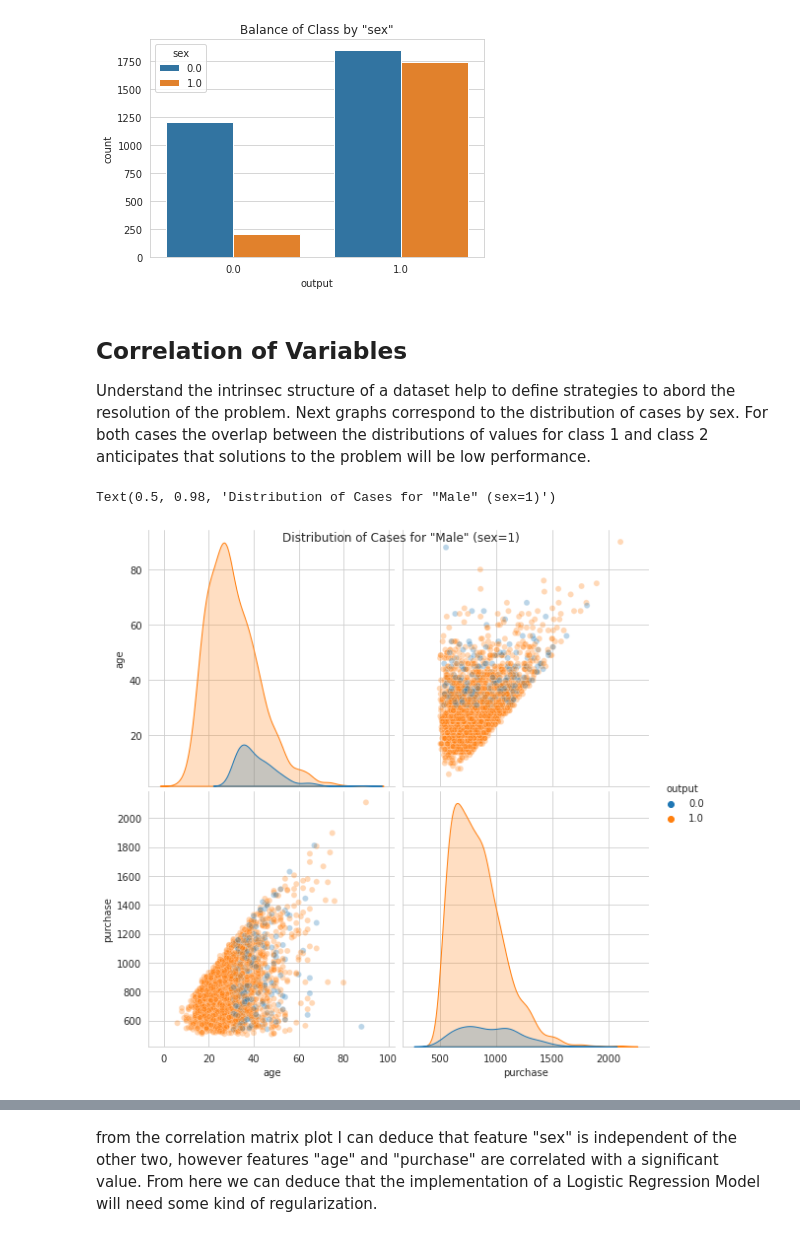
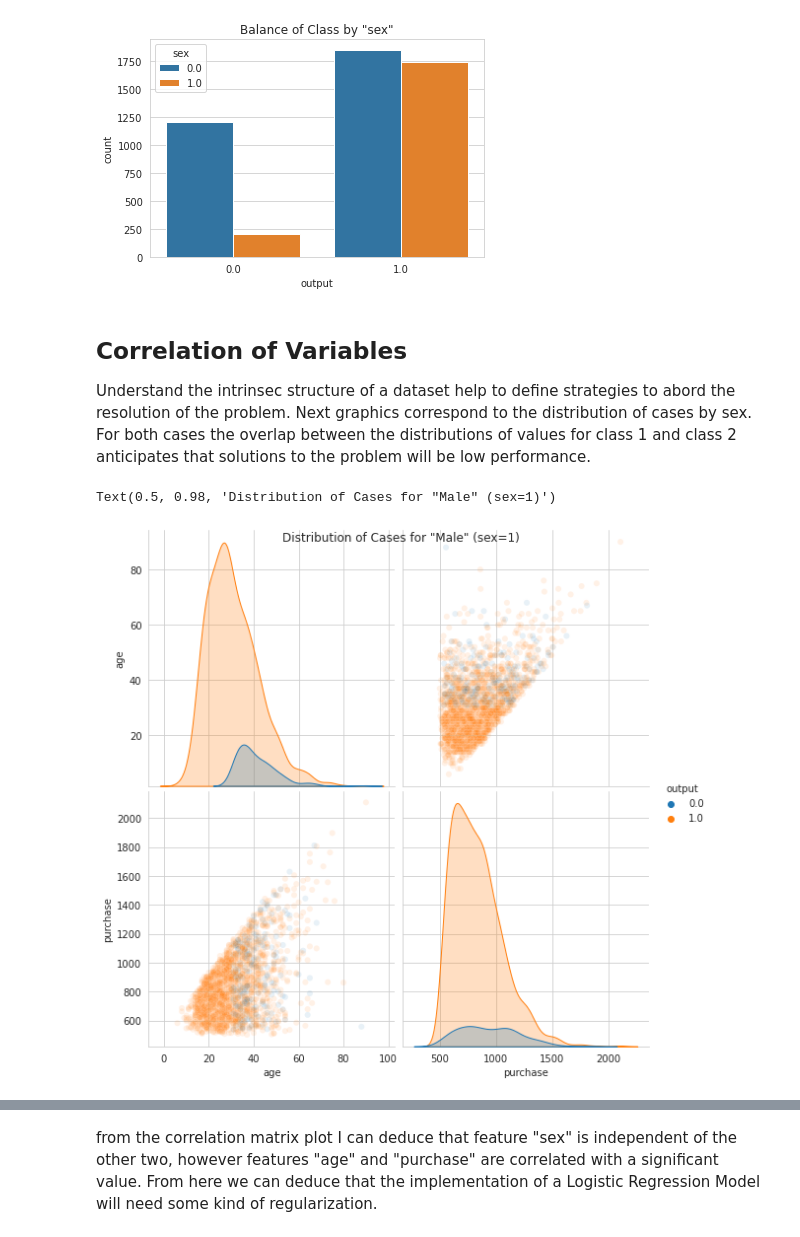
Before and after one commit to ebernatene/faire-ai, a Jupyter notebook: notebooks/FAIRE-AI.ipynb, the cells around one changed output, grey strips where cells are left out. Saved outputs shown, nothing was run; the diff lists cells and outputs as text; code cells hidden in the pictures.

```diff
--- a/notebooks/FAIRE-AI.ipynb
+++ b/notebooks/FAIRE-AI.ipynb
@@ -173,17 +182,17 @@ Text(0.5, 1.0, 'Balance of Class by "sex"')
 # %% [markdown]
 ## Correlation of Variables
 
-Understand the intrinsec structure of a dataset help to define strategies to abord the resolution of the problem. Next graphs correspond to the distribution of cases by sex. For both cases the overlap between the distributions of values for class 1 and class 2 anticipates that solutions to the problem will be low performance.
+Understand the intrinsec structure of a dataset help to define strategies to abord the resolution of the problem. Next graphics correspond to the distribution of cases by sex. For both cases the overlap between the distributions of values for class 1 and class 2 anticipates that solutions to the problem will be low performance.
 # %%
 # Distribution of Cases for Male (sex=1)
 g = sns.pairplot(data.loc[data['sex']==1],
                  vars=['age','purchase'],
                  hue="output",
-                 height=4,plot_kws={'alpha':0.3})
+                 height=4,plot_kws={'alpha':0.1})
 g.fig.suptitle('Distribution of Cases for "Male" (sex=1)')
 # %% [output]
 Text(0.5, 0.98, 'Distribution of Cases for "Male" (sex=1)')
-[figure, old version]
+[figure, new version]
 # %%
 # Distribution of Cases for Female (sex=0)
 g = sns.pairplot(data.loc[data['sex']==0],
```
Also changed, not shown: parts of 17 cells of this notebook.
